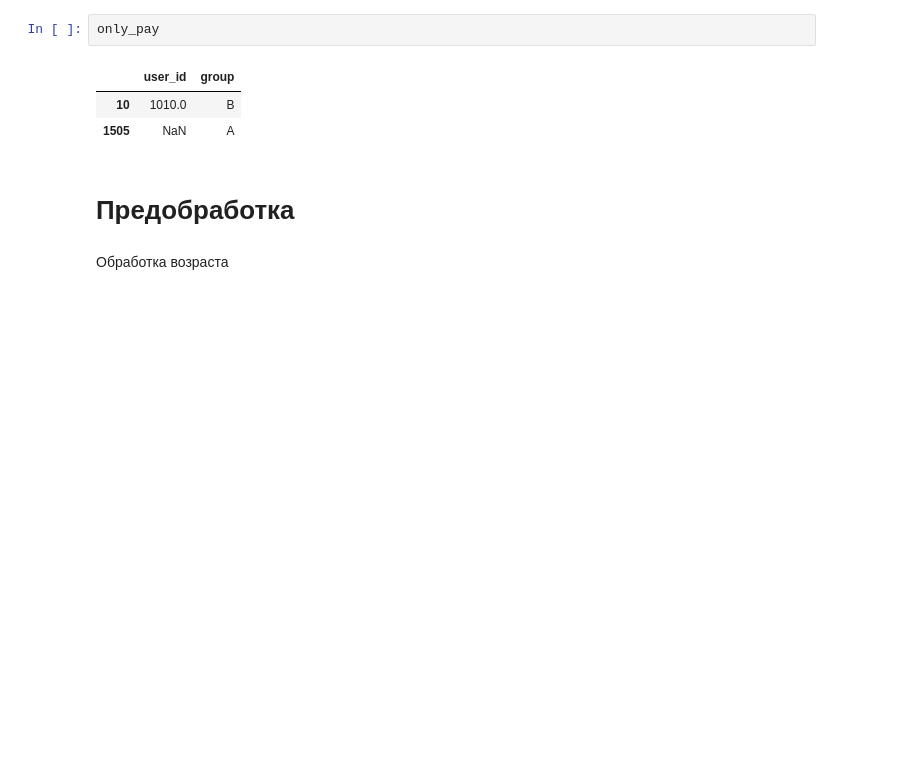
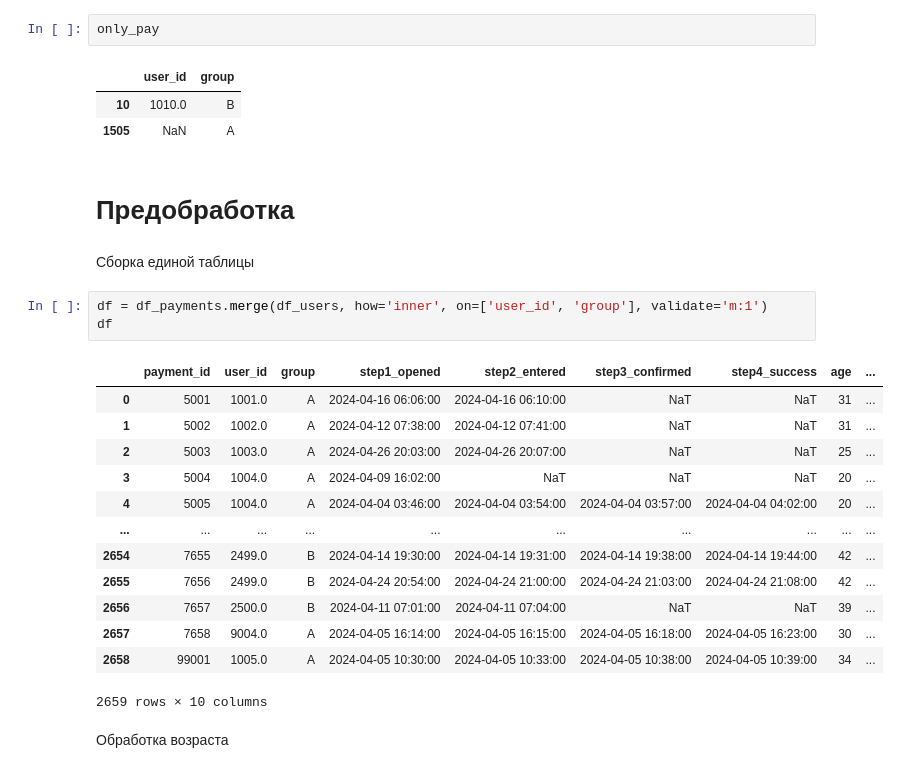
Before and after one commit to EHoTuK1/analytics-tbank-2026-1, a Jupyter notebook: notebooks/1_eda_preprocessing.ipynb, the cells around one changed output. Drawn from its saved outputs; the diff is of its cells as text; blank space fills up the shorter version.

```diff
--- a/notebooks/1_eda_preprocessing.ipynb
+++ b/notebooks/1_eda_preprocessing.ipynb
@@ -146,5 +147,24 @@ only_pay
 | 1505 | NaN | A |
 # %% [markdown]
 # Предобработка
+# %% [markdown]
+Сборка единой таблицы
+# %%
+df = df_payments.merge(df_users, how='inner', on=['user_id', 'group'], validate='m:1')
+df
+# %% [output]
+|  | payment_id | user_id | group | step1_opened | step2_entered | step3_confirmed | step4_success | age | ... |
+| 0 | 5001 | 1001.0 | A | 2024-04-16 06:06:00 | 2024-04-16 06:10:00 | NaT | NaT | 31 | ... |
+| 1 | 5002 | 1002.0 | A | 2024-04-12 07:38:00 | 2024-04-12 07:41:00 | NaT | NaT | 31 | ... |
+| 2 | 5003 | 1003.0 | A | 2024-04-26 20:03:00 | 2024-04-26 20:07:00 | NaT | NaT | 25 | ... |
+| 3 | 5004 | 1004.0 | A | 2024-04-09 16:02:00 | NaT | NaT | NaT | 20 | ... |
+| 4 | 5005 | 1004.0 | A | 2024-04-04 03:46:00 | 2024-04-04 03:54:00 | 2024-04-04 03:57:00 | 2024-04-04 04:02:00 | 20 | ... |
+| ... | ... | ... | ... | ... | ... | ... | ... | ... | ... |
+| 2654 | 7655 | 2499.0 | B | 2024-04-14 19:30:00 | 2024-04-14 19:31:00 | 2024-04-14 19:38:00 | 2024-04-14 19:44:00 | 42 | ... |
+| 2655 | 7656 | 2499.0 | B | 2024-04-24 20:54:00 | 2024-04-24 21:00:00 | 2024-04-24 21:03:00 | 2024-04-24 21:08:00 | 42 | ... |
+| 2656 | 7657 | 2500.0 | B | 2024-04-11 07:01:00 | 2024-04-11 07:04:00 | NaT | NaT | 39 | ... |
+| 2657 | 7658 | 9004.0 | A | 2024-04-05 16:14:00 | 2024-04-05 16:15:00 | 2024-04-05 16:18:00 | 2024-04-05 16:23:00 | 30 | ... |
+| 2658 | 99001 | 1005.0 | A | 2024-04-05 10:30:00 | 2024-04-05 10:33:00 | 2024-04-05 10:38:00 | 2024-04-05 10:39:00 | 34 | ... |
+2659 rows × 10 columns
 # %% [markdown]
 Обработка возраста
```
Also changed, not shown: parts of 6 cells of this notebook, 4 other files.
